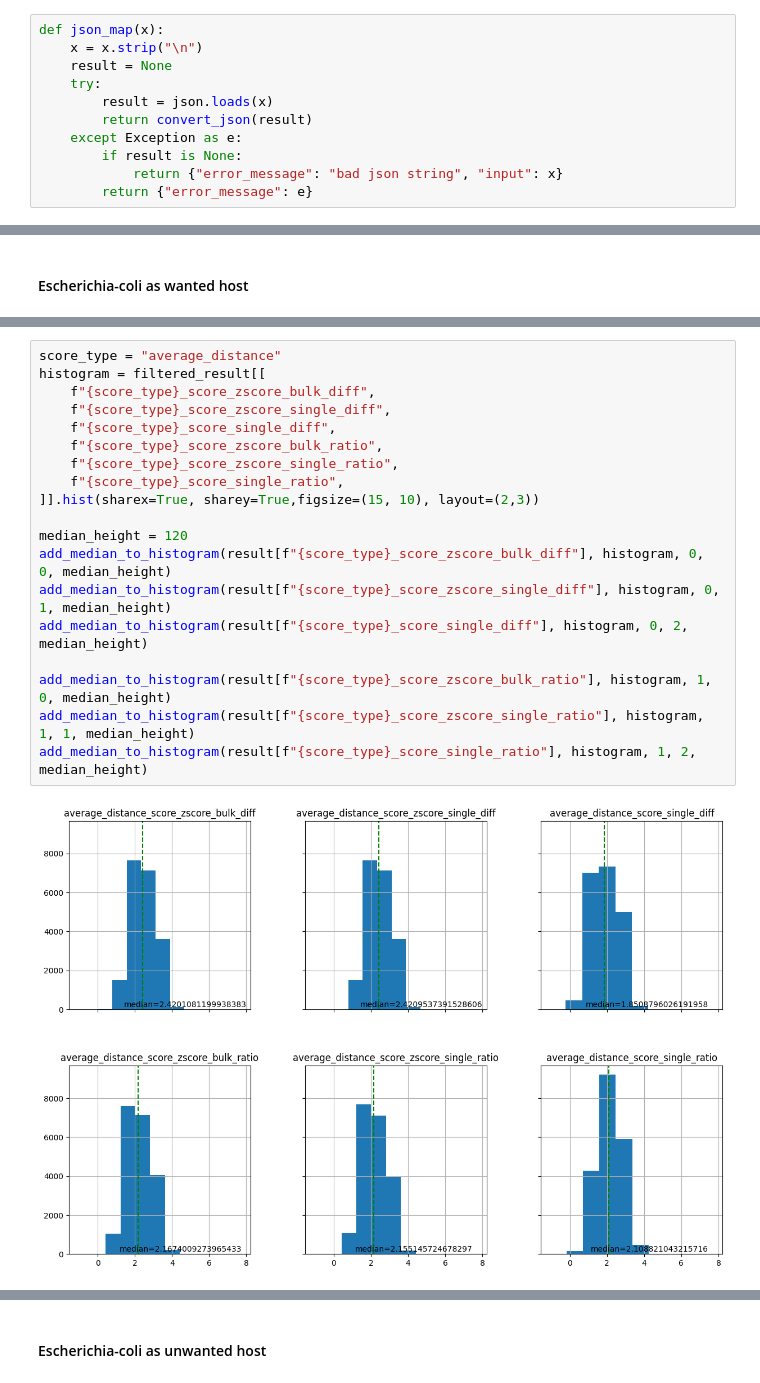
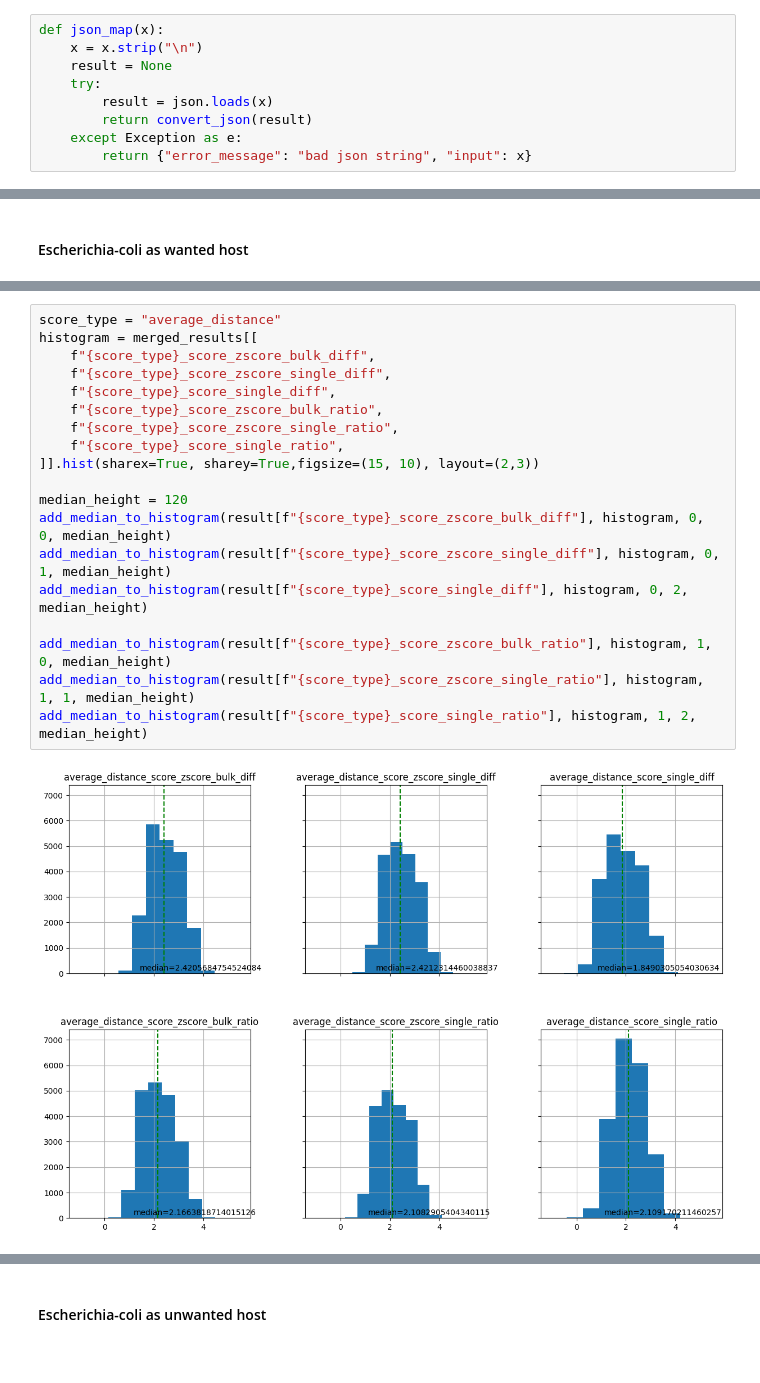
Before and after one commit to morikab/DCUB, a Jupyter notebook: analysis_graphs-homo_sapiens.ipynb, the cells around one changed output, grey strips where cells are left out. Saved outputs shown, nothing was run; the diff lists cells and outputs as text.

```diff
--- a/analysis_graphs-homo_sapiens.ipynb
+++ b/analysis_graphs-homo_sapiens.ipynb
@@ -159,9 +157,7 @@ def json_map(x):
         result = json.loads(x)
         return convert_json(result)
     except Exception as e:
-        if result is None:
-            return {"error_message": "bad json string", "input": x}
-        return {"error_message": e}
+        return {"error_message": "bad json string", "input": x}
 # %%
 def get_df_for_run_configuration(configuration, optimization_method, is_debug=False):
     configuration_output_path = os.path.join(output_path, configuration)
@@ -383,24 +413,24 @@ filtered_result = result[result["average_distance_score_zscore_bulk_ratio"].notn
 # %%
 score_type = "average_distance"
-histogram = filtered_result[[
+histogram = merged_results[[
     f"{score_type}_score_zscore_bulk_diff",
     f"{score_type}_score_zscore_single_diff",
     f"{score_type}_score_single_diff",
     f"{score_type}_score_zscore_bulk_ratio",
     f"{score_type}_score_zscore_single_ratio",
     f"{score_type}_score_single_ratio",
 ]].hist(sharex=True, sharey=True,figsize=(15, 10), layout=(2,3))
 
 median_height = 120
 add_median_to_histogram(result[f"{score_type}_score_zscore_bulk_diff"], histogram, 0, 0, median_height)
 add_median_to_histogram(result[f"{score_type}_score_zscore_single_diff"], histogram, 0, 1, median_height)
 add_median_to_histogram(result[f"{score_type}_score_single_diff"], histogram, 0, 2, median_height)
 
 add_median_to_histogram(result[f"{score_type}_score_zscore_bulk_ratio"], histogram, 1, 0, median_height)
 add_median_to_histogram(result[f"{score_type}_score_zscore_single_ratio"], histogram, 1, 1, median_height)
 add_median_to_histogram(result[f"{score_type}_score_single_ratio"], histogram, 1, 2, median_height)
 # %% [output]
-[figure, old version]
+[figure, new version]
 # %%
 single_diff_negative = filtered_result[filtered_result["average_distance_score_single_diff"] < 0]
 single_ratio_negative = filtered_result[filtered_result["average_distance_score_single_ratio"] < 0]
```
Also changed, not shown: parts of 13 cells of this notebook, 1 other file.
